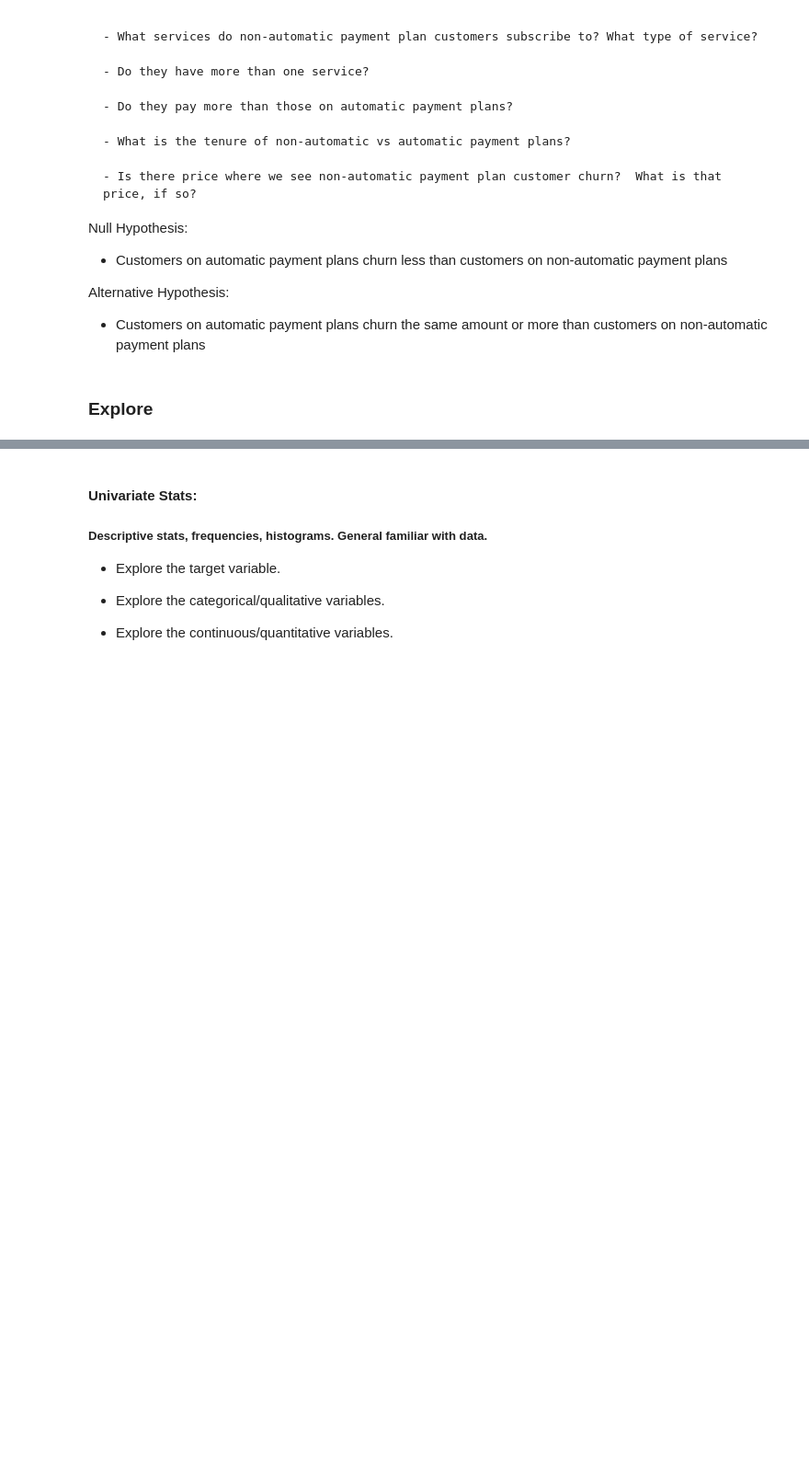
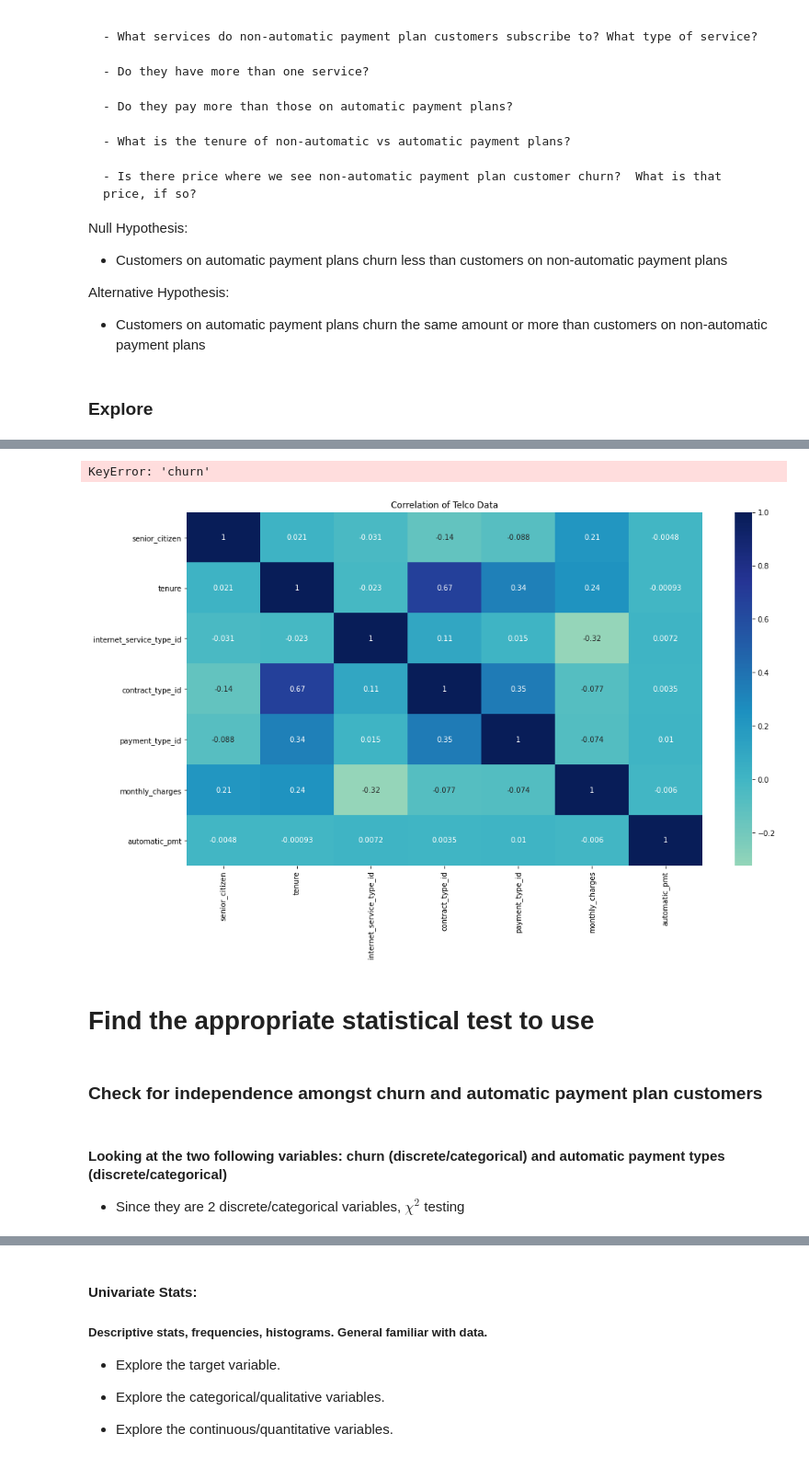
Before and after one commit to veronica-f-reyes/telco_classification_project, a Jupyter notebook: Initial Telco Churn Project Notebook.ipynb, the cells around one changed output, grey strips where cells are left out. Shown at 92% size. Cells and saved outputs as stored; diff of their text form; code cells hidden in the pictures; blank space fills up the shorter version.

Commit message:
Working on Telco Project'

```diff
--- a/Initial Telco Churn Project Notebook.ipynb
+++ b/Initial Telco Churn Project Notebook.ipynb
@@ -727,0 +477,19 @@ Alternative Hypothesis:
+# %%
+#this gives the all the correlation with JUST churn
+telco_corr_churn = telco_correlation_raw['churn'].sort_values(ascending=False)
+telco_corr_churn
+# %% [output]
+KeyError: 'churn'
+# %%
+#heatmap to show correlation of all data
+plt.figure(figsize=(16,9))
+
+sns.heatmap(train_raw.corr(), cmap='YlGnBu', center=0, annot=True)
+
+plt.title('Correlation of Telco Data')
+
+plt.show()
+# %% [output]
+[figure, added]
+# %% [markdown]
+# Find the appropriate statistical test to use
@@ -727,0 +499,5 @@ Alternative Hypothesis:
+# %% [markdown]
+### Check for independence amongst churn and automatic payment plan customers
+# %% [markdown]
+#### Looking at the two following variables: churn (discrete/categorical) and automatic payment types (discrete/categorical)
+- Since they are 2 discrete/categorical variables,  $\chi^2$ testing
```
Also changed, not shown: parts of 131 cells of this notebook, 1 other file.
